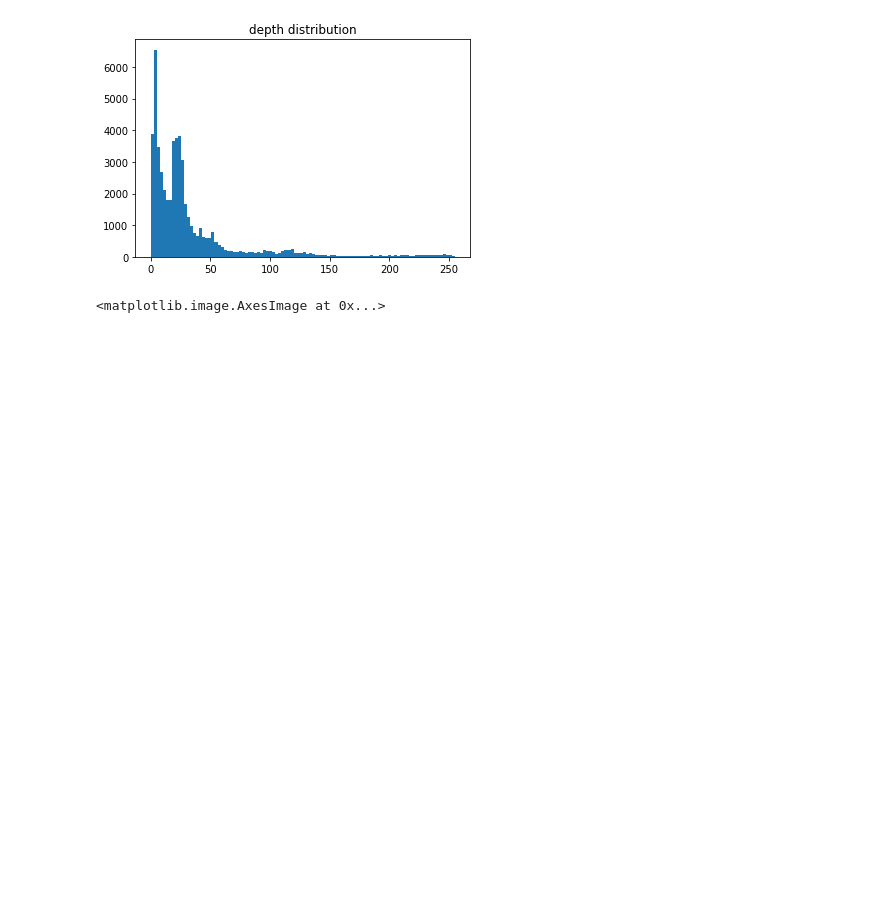
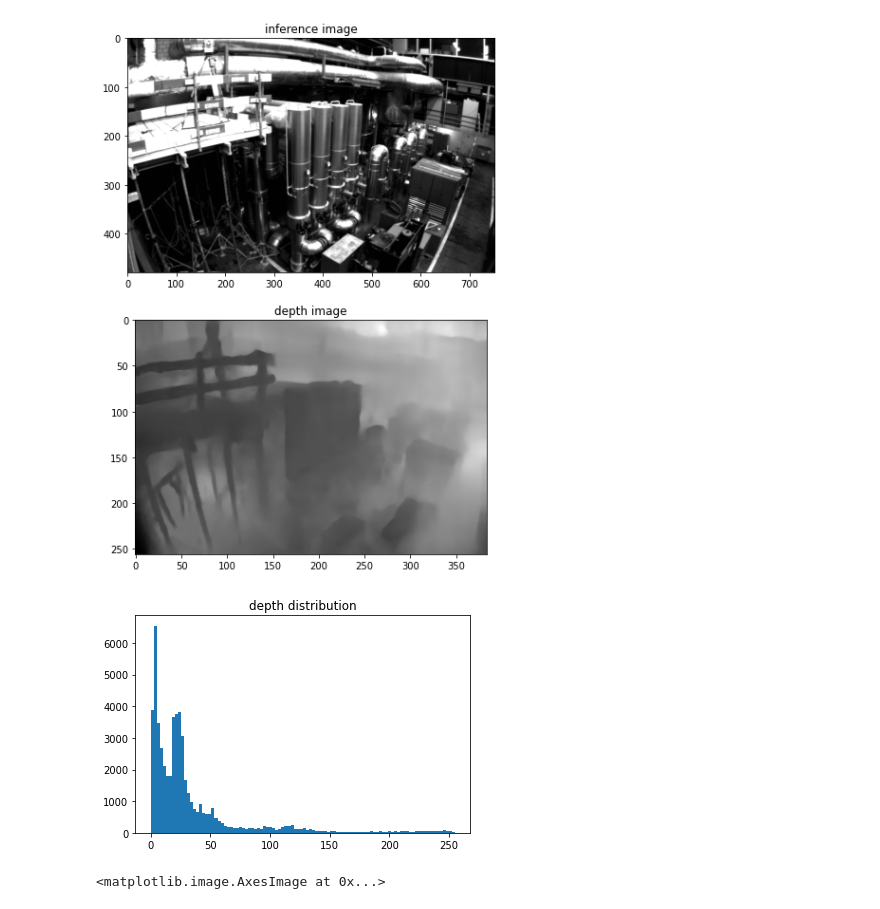
Before and after one commit to akshitj1/depth_from_video_in_the_wild, a Jupyter notebook: explore/explore_depth_output.ipynb, the cells around one changed output. Cells and saved outputs as stored; diff of their text form; code cells hidden in the pictures; blank space fills up the shorter version.

```diff
--- a/explore/explore_depth_output.ipynb
+++ b/explore/explore_depth_output.ipynb
@@ -2,3 +2,5 @@
 import numpy as np
 import matplotlib.pyplot as plt
 import cv2 as cv
+import matplotlib
+matplotlib.rcParams['figure.figsize'] = (20.0, 10.0)
@@ -7,3 +7,37 @@ depth=np.load('depth.npy')
+# %%
+img_id='1403636737313555456'
+pred_depth_path='../data/{}_depth.npy'.format(img_id)
+rgb_image_path='/Volumes/external/workspace/datasets/MH_01_easy/{}.png'.format(img_id)
+
+depth=np.squeeze(np.load(pred_depth_path))
+inf_im=cv.cvtColor(cv.imread(rgb_image_path), cv.COLOR_BGR2RGB)
+# %%
+def scale_depth_range(depth):
+    depth = np.interp(depth, (depth.min(), depth.max()),
+                      (0, 255)).astype(np.uint8)
+    return depth
+
+def normalize_depth_distribution(depth):
+    im_shape = depth.shape
+    depth=scale_depth_range(depth)
+    depth_norm = cv.equalizeHist(depth.flatten())
+    return np.reshape(scale_depth_range(depth_norm), im_shape)
+
+# dmap will be in meters
+def plot_depth(dmap):
+    plt.imshow(normalize_depth_distribution(dmap))
+
+def plot_rgb_and_d(image, dmap):
+    plt.subplot(2, 1, 1)
+    plt.title('inference image')
+    plt.imshow(image)
+    plt.subplot(2, 1, 2)
+    plt.title('depth image')
+    plt.imshow(dmap, cmap='gray')
+    plt.show()
+plot_rgb_and_d(inf_im, depth)
+# %% [output]
+[figure, added]
 # %%
 depth_1d = depth.flatten()
 depth_1d = np.interp(depth_1d, (depth_1d.min(), depth_1d.max()), (0,255))
```
Also changed, not shown: parts of 1 cell of this notebook, 3 other files.
